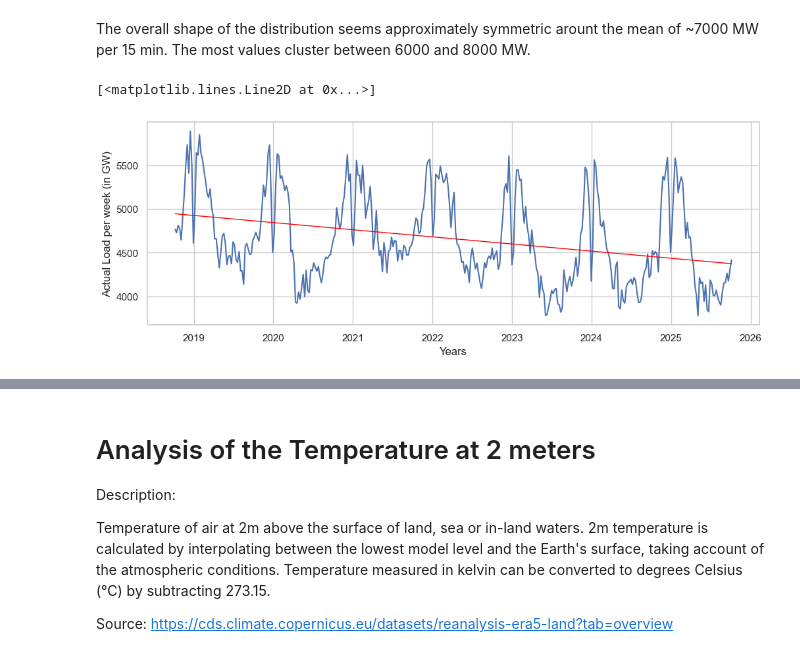
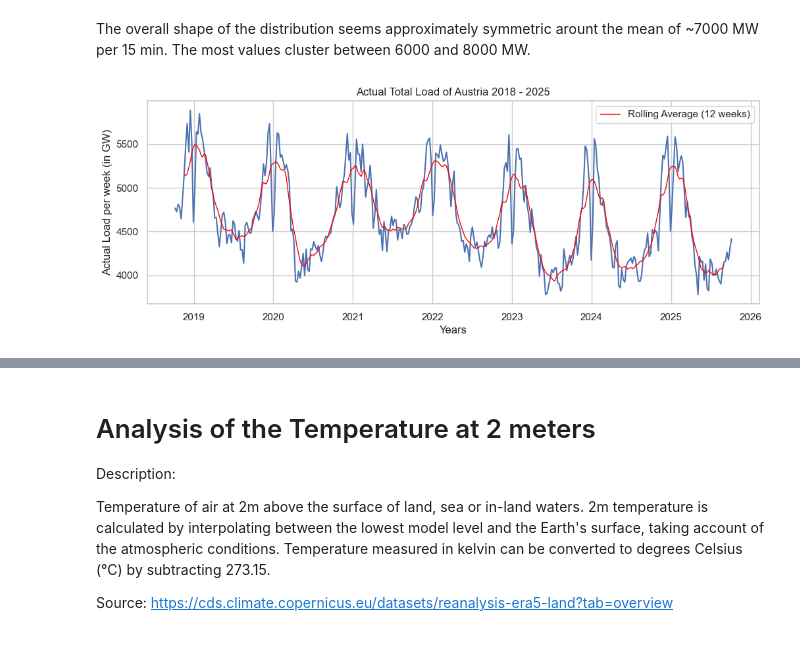
Before and after one commit to LucasHausi/probabilistic-load-forecast-project, a Jupyter notebook: notebooks/eda/load_forecast_eda.ipynb, the cells around one changed output, grey strips where cells are left out. Saved outputs shown, nothing was run; the diff lists cells and outputs as text; code cells hidden in the pictures.

Commit message:
commit changes for the load patterns

```diff
--- a/notebooks/eda/load_forecast_eda.ipynb
+++ b/notebooks/eda/load_forecast_eda.ipynb
@@ -115,27 +116,26 @@ The overall shape of the distribution seems approximately symmetric arount the m
 # %%
 temp_df = actual_load_ts.data.reset_index()
 temp_df["period"] = temp_df["period"].dt.to_timestamp()
-temp_df = temp_df.resample("W", on="period").sum().reset_index()
-temp_df.drop(index=temp_df.index[-1], inplace=True)
+temp_df_weekly = temp_df.resample("W", on="period").sum().reset_index()
+temp_df_weekly.drop(index=temp_df_weekly.index[-1], inplace=True)
 
-temp_df_gw = temp_df.copy()
-temp_df_gw["actual_load_gw"] = temp_df["actual_load_mw"] / 1000
+temp_df_gw = temp_df_weekly.copy()
+temp_df_gw["actual_load_gw"] = temp_df_weekly["actual_load_mw"] / 1000
 plt.figure(figsize=(12, 4))
 
 ax = sns.lineplot(
     data=temp_df_gw,
     x="period",
     y="actual_load_gw",
 );
 
 ax.set_ylabel("Actual Load per week (in GW)");
 ax.set_xlabel("Years");
+ax.set_title("Actual Total Load of Austria 2018 - 2025")
 
-import numpy as np
-x = np.arange(len(temp_df_gw))
-y = temp_df_gw["actual_load_gw"]
-trend = np.polyval(np.polyfit(x, y, 1), x)
-ax.plot(temp_df_gw["period"], trend, color="red", lw=1, label="Trendline")
+load_rolling_avg = temp_df_gw["actual_load_gw"].rolling(window=12, center=True).mean()
+ax.plot(temp_df_gw["period"], load_rolling_avg, color="red", lw=1, label="Rolling Average (12 weeks)")
+
+ax.legend();
 # %% [output]
-[<matplotlib.lines.Line2D at 0x...>]
-[figure, old version]
+[figure, new version]
```
Also changed, not shown: parts of 24 cells of this notebook.
